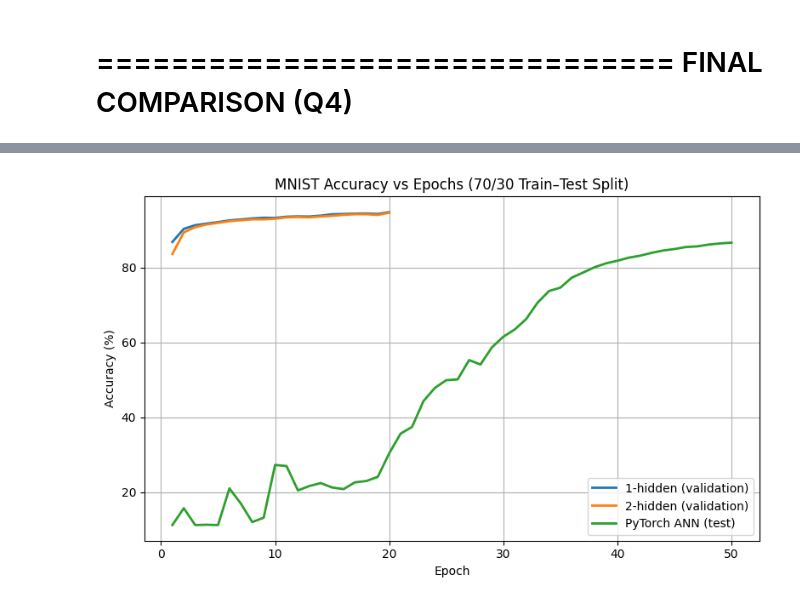
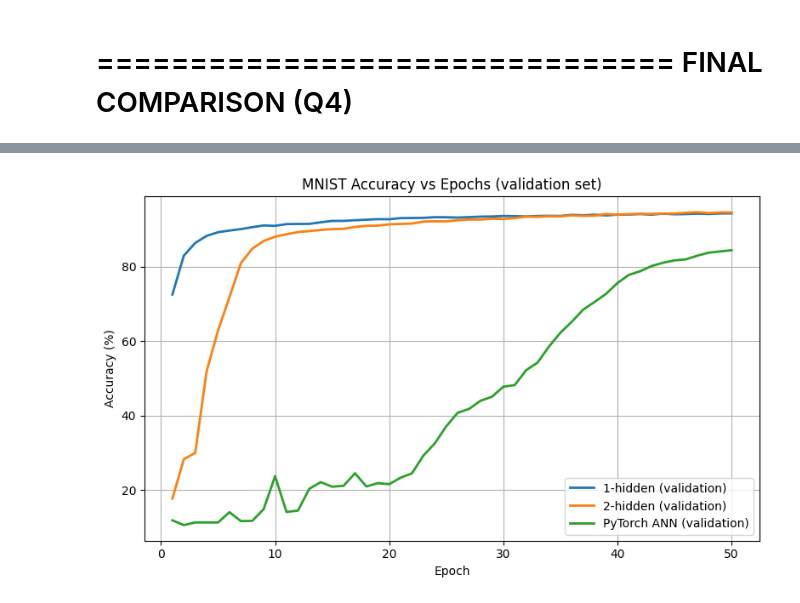
Before and after one commit to Adisoriano/dl-assignment-3, a Jupyter notebook: assignmnet_3_notebook.ipynb, the cells around one changed output, grey strips where cells are left out. Drawn from its saved outputs; the diff is of its cells as text; code cells hidden in the pictures.

```diff
--- a/assignmnet_3_notebook.ipynb
+++ b/assignmnet_3_notebook.ipynb
@@ -69,9 +54,9 @@ from project_utils import NeuralNetMLP, train, macro_auc_ovr
 # %%
-epochs_1h = 20  # as in class slides, keeping it the same for comparison between models
+epochs_1h = 50
 
 model_1h = NeuralNetMLP(
     num_features=784,
-    num_hidden=500,
+    num_hidden=50,
     num_classes=10
 )
 
@@ -122,12 +93,12 @@ MODEL 2 — Revised ch11 (2 hidden layers)
 # %%
 from project_utils import NeuralNetMLP2Hidden, train_2hidden
 # %%
-epochs_2h = 20
+epochs_2h = 50
 
 model_2h = NeuralNetMLP2Hidden(
     num_features=784,
-    num_hidden1=500,
-    num_hidden2=500,
+    num_hidden1=50,
+    num_hidden2=50,
     num_classes=10
 )
 
@@ -179,13 +136,13 @@ MODEL 3 — Framework ANN (PyTorch)
 # %%
 from project_utils import train_torch_mse_softmax
 
-torch_model, test_acc_torch, test_auc_torch, torch_train_acc_hist, torch_test_acc_hist, torch_probas_test = train_torch_mse_softmax(
-    X_train_full, y_train_full,
-    X_test, y_test,
+torch_model, val_acc_torch, val_auc_torch, torch_train_acc_hist, torch_valid_acc_hist, torch_probas_valid = train_torch_mse_softmax(
+    X_train, y_train,
+    X_valid, y_valid,          # evaluate per-epoch on validation set
     lr=0.1,
     epochs=50,
     batch_size=100
 )
 
-print(f"[PyTorch ANN] Test Acc={test_acc_torch:.4f} | Macro-AUC={test_auc_torch:.4f}")
+print(f"[PyTorch ANN] Validation Acc={val_acc_torch:.4f} | Macro-AUC={val_auc_torch:.4f}")
 # %% [output]
@@ -216,35 +189,35 @@ import matplotlib.pyplot as plt
 plt.figure(figsize=(8, 5))
 
 # Scratch – 1 hidden layer
 plt.plot(
     range(1, len(valid_acc_1h) + 1),
     valid_acc_1h,
     label="1-hidden (validation)",
     linewidth=2
 )
 
 # Scratch – 2 hidden layers
 plt.plot(
     range(1, len(valid_acc_2h) + 1),
     valid_acc_2h,
     label="2-hidden (validation)",
     linewidth=2
 )
 
 # PyTorch ANN
 plt.plot(
-    range(1, len(torch_test_acc_hist) + 1),
-    torch_test_acc_hist,
-    label="PyTorch ANN (test)",
+    range(1, len(torch_valid_acc_hist) + 1),
+    torch_valid_acc_hist,
+    label="PyTorch ANN (validation)",
     linewidth=2
 )
 
 plt.xlabel("Epoch")
 plt.ylabel("Accuracy (%)")
-plt.title("MNIST Accuracy vs Epochs (70/30 Train–Test Split)")
+plt.title("MNIST Accuracy vs Epochs (validation set)")
 plt.legend()
 plt.grid(True)
 plt.tight_layout()
 plt.show()
 # %% [output]
-[figure, old version]
+[figure, new version]
```
Also changed, not shown: parts of 9 cells of this notebook, 1 other file.
